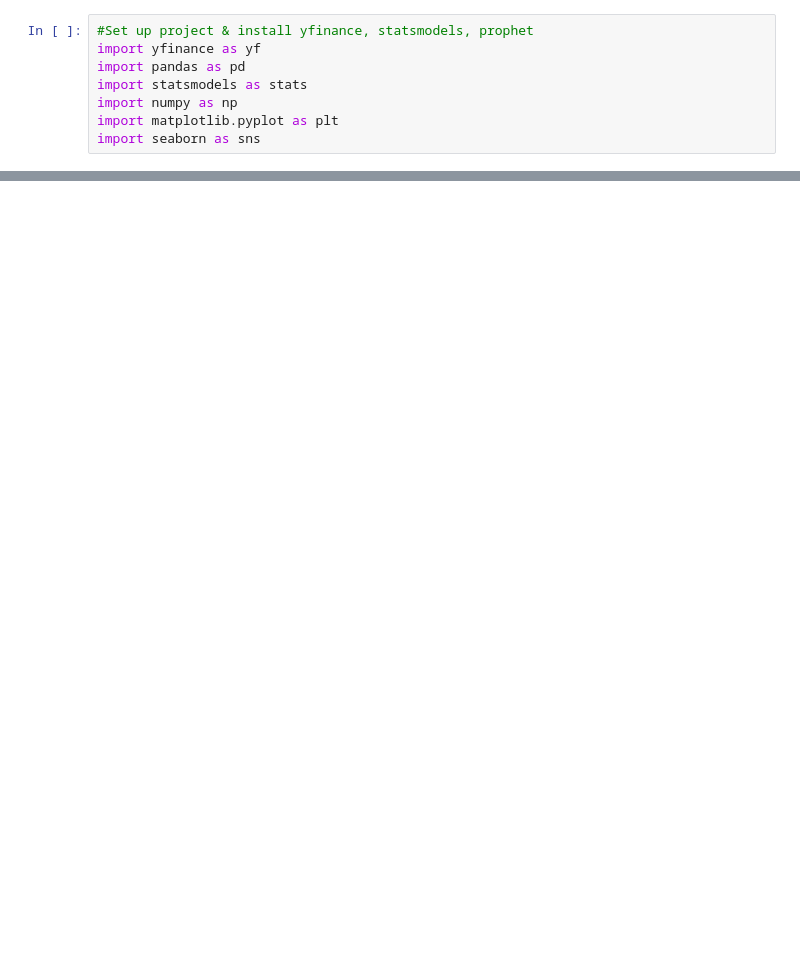
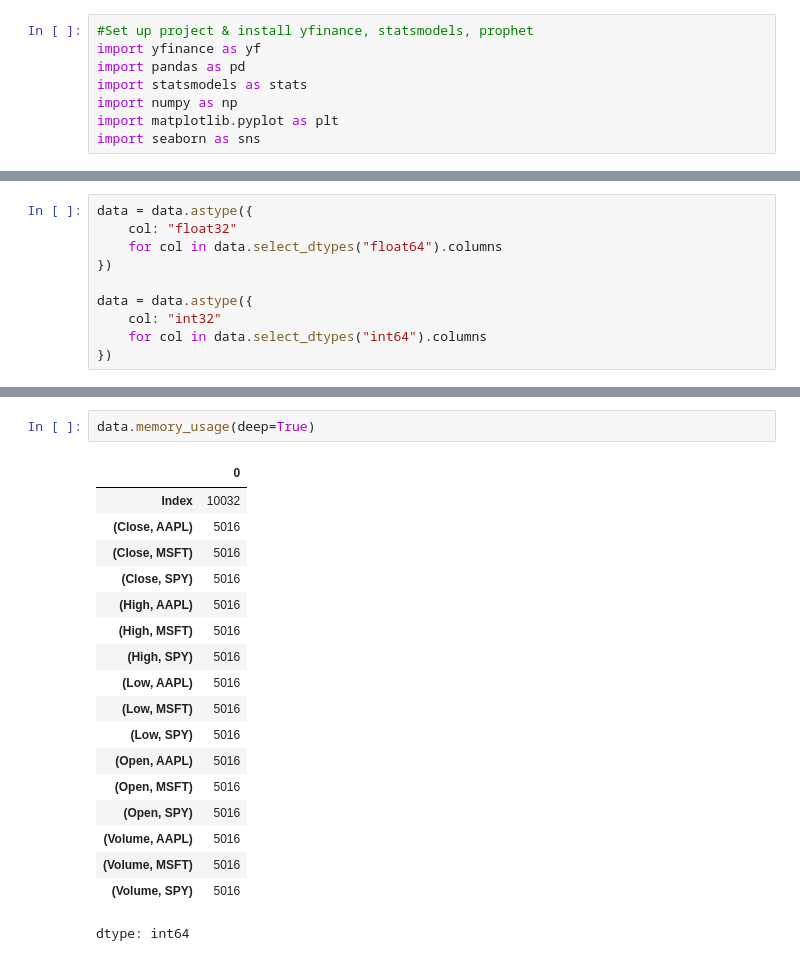
Before and after one commit to edusatyaki/SummerDrive, a Jupyter notebook: Cohort-3/Stock Market/Data Cleaning/Cleaned_Data_Stock_Marketing.ipynb, the cells around one changed output, grey strips where cells are left out. Cells and saved outputs as stored; diff of their text form; blank space fills up the shorter version.

```diff
--- a/Cohort-3/Stock Market/Data Cleaning/Cleaned_Data_Stock_Marketing.ipynb
+++ b/Cohort-3/Stock Market/Data Cleaning/Cleaned_Data_Stock_Marketing.ipynb
@@ -124,0 +171,10 @@ log_returns.head()
+# %%
+data = data.astype({
+    col: "float32"
+    for col in data.select_dtypes("float64").columns
+})
+
+data = data.astype({
+    col: "int32"
+    for col in data.select_dtypes("int64").columns
+})
@@ -124,0 +201,21 @@ log_returns.head()
+# %%
+data.memory_usage(deep=True)
+# %% [output]
+|  | 0 |
+| Index | 10032 |
+| (Close, AAPL) | 5016 |
+| (Close, MSFT) | 5016 |
+| (Close, SPY) | 5016 |
+| (High, AAPL) | 5016 |
+| (High, MSFT) | 5016 |
+| (High, SPY) | 5016 |
+| (Low, AAPL) | 5016 |
+| (Low, MSFT) | 5016 |
+| (Low, SPY) | 5016 |
+| (Open, AAPL) | 5016 |
+| (Open, MSFT) | 5016 |
+| (Open, SPY) | 5016 |
+| (Volume, AAPL) | 5016 |
+| (Volume, MSFT) | 5016 |
+| (Volume, SPY) | 5016 |
+dtype: int64
```
Also changed, not shown: parts of 24 cells of this notebook, 2 other files.
